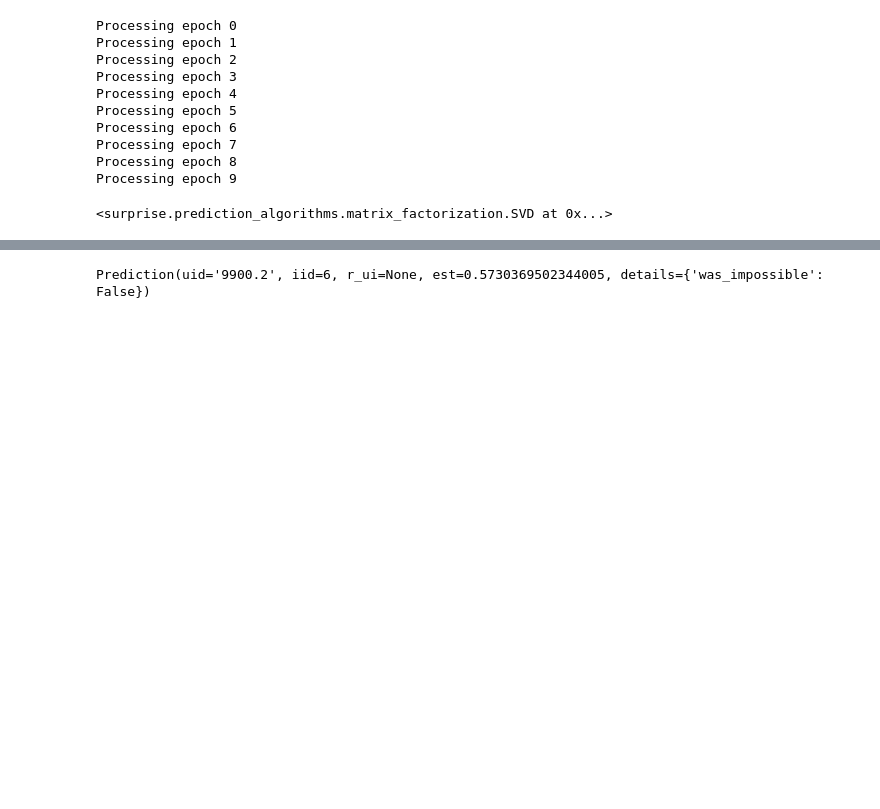
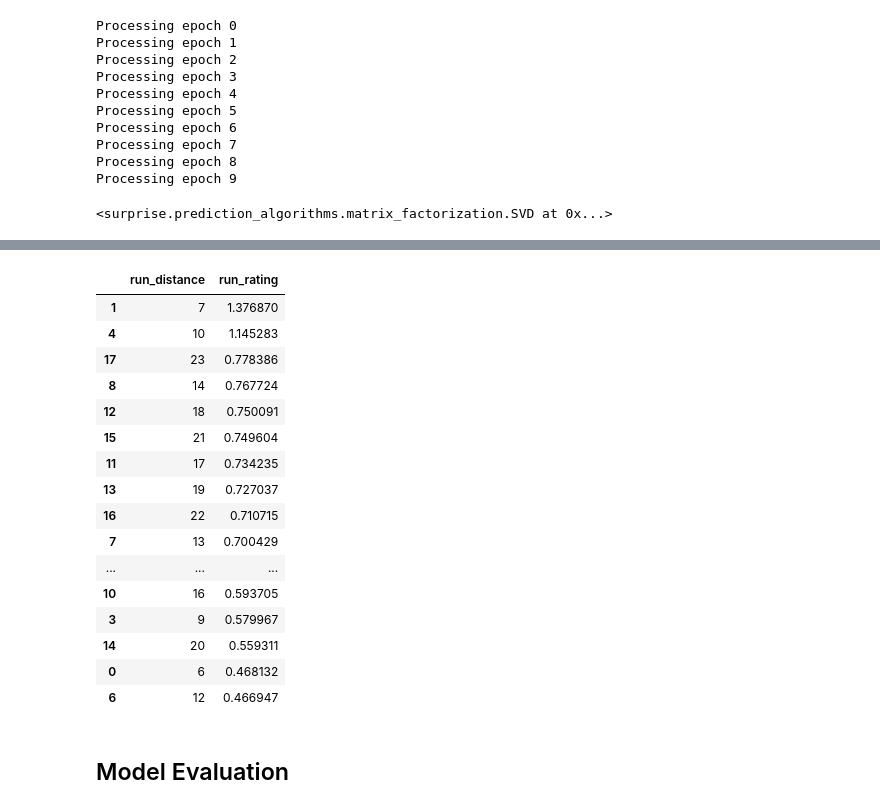
Before and after one commit to natec360/Capstone, a Jupyter notebook: Model/Recommender.ipynb, the cells around one changed output, grey strips where cells are left out. Drawn from its saved outputs; the diff is of its cells as text; code cells hidden in the pictures; blank space fills up the shorter version.

```diff
--- a/Model/Recommender.ipynb
+++ b/Model/Recommender.ipynb
@@ -154,5 +166,28 @@ Processing epoch 8
 Processing epoch 9
 <surprise.prediction_algorithms.matrix_factorization.SVD at 0x...>
 # %%
-#generate recommendations
-svd.predict(uid="300.11",iid = 5)
+#generate recommendations by generating a list of run distances based on the average expected run lenghy
+
+def generate_run_ratings(user_id, weekly_target, number_of_days, long_run_multiple = 3):
+
+    """
+    Generates a list of run distances with ratings based on weekly target,
+    number of days run each week, with an optional param that sets the upper
+    bound long run distance
+    """
+
+    #create list of run lengths
+    run_list = range(round(weekly_target/(number_of_days+(long_run_multiple-1))), round((weekly_target/number_of_days) * long_run_multiple))
+    results_dict = {'run_distance': [],
+                   'run_rating': []}
+
+
+    for run in run_list:
+        rating_prediction = svd.predict(uid = user_id, iid = run)[3]
+        results_dict['run_distance'].append(run)
+        results_dict['run_rating'].append(rating_prediction)
+
+    return pd.DataFrame(results_dict)
+
+
+predictions = generate_run_ratings(new_id, weekly_target, number_of_days)
@@ -177,4 +194,23 @@ raw_df[raw_df['prev_month_weekly_km'] > 100]
-# %%
-svd.predict(uid="9900.2",iid = 6)
-# %% [output]
-Prediction(uid='9900.2', iid=6, r_ui=None, est=0.5730369502344005, details={'was_impossible': False})
+# %%
+#sorted recommendations
+predictions.sort_values(by=['run_rating'], ascending = False)
+# %% [output]
+|  | run_distance | run_rating |
+| 1 | 7 | 1.376870 |
+| 4 | 10 | 1.145283 |
+| 17 | 23 | 0.778386 |
+| 8 | 14 | 0.767724 |
+| 12 | 18 | 0.750091 |
+| 15 | 21 | 0.749604 |
+| 11 | 17 | 0.734235 |
+| 13 | 19 | 0.727037 |
+| 16 | 22 | 0.710715 |
+| 7 | 13 | 0.700429 |
+| ... | ... | ... |
+| 10 | 16 | 0.593705 |
+| 3 | 9 | 0.579967 |
+| 14 | 20 | 0.559311 |
+| 0 | 6 | 0.468132 |
+| 6 | 12 | 0.466947 |
+# %% [markdown]
+## Model Evaluation
```
Also changed, not shown: parts of 15 cells of this notebook.
